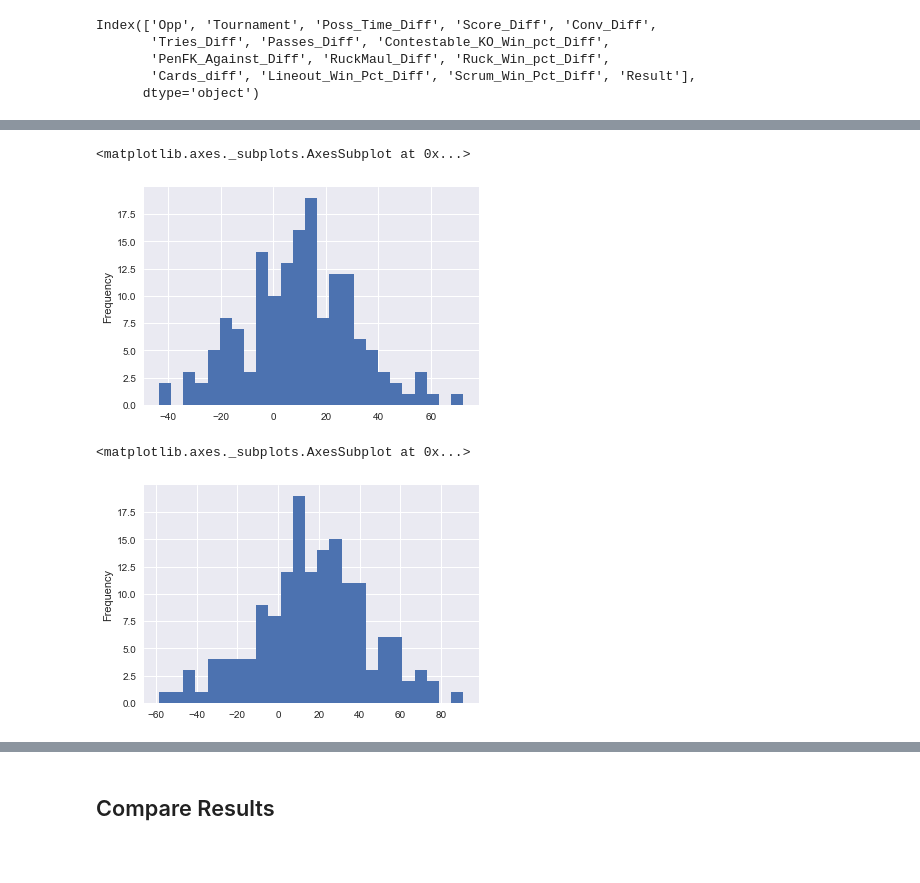
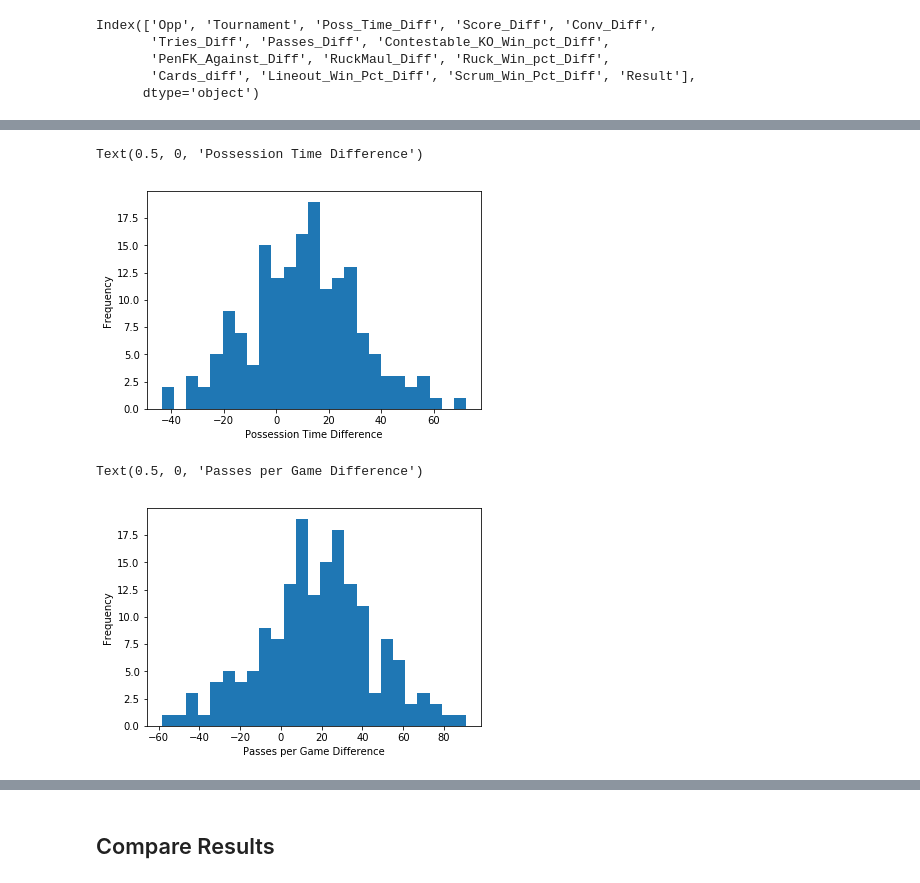
Before and after one commit to chudzikr/Springboard_Capstone1, a Jupyter notebook: code/EDA_diffdata.ipynb, the cells around one changed output, grey strips where cells are left out. Saved outputs shown, nothing was run; the diff lists cells and outputs as text; code cells hidden in the pictures; blank space fills up the shorter version.

Commit message:
cleaned up plots, add narrative

```diff
--- a/code/EDA_diffdata.ipynb
+++ b/code/EDA_diffdata.ipynb
@@ -178,13 +93,16 @@ dtype: object
 # %%
 #Plot values for Poss_Time_Diff column
 #Use for any/all columns
-df.Poss_Time_Diff.plot('hist', bins=25)
+ax = df.Poss_Time_Diff.plot('hist', bins=25)
+ax.set_xlabel("Possession Time Difference")
+#ax.set_ylabel("y label")
 # %% [output]
-<matplotlib.axes._subplots.AxesSubplot at 0x...>
+Text(0.5, 0, 'Possession Time Difference')
-[figure, old version]
+[figure, new version]
 # %%
 # Passes_Diff
-df.Passes_Diff.plot('hist', bins=25)
+ax = df.Passes_Diff.plot('hist', bins=25)
+ax.set_xlabel("Passes per Game Difference")
 # %% [output]
-<matplotlib.axes._subplots.AxesSubplot at 0x...>
+Text(0.5, 0, 'Passes per Game Difference')
-[figure, old version]
+[figure, new version]
```
Also changed, not shown: parts of 76 cells of this notebook.
